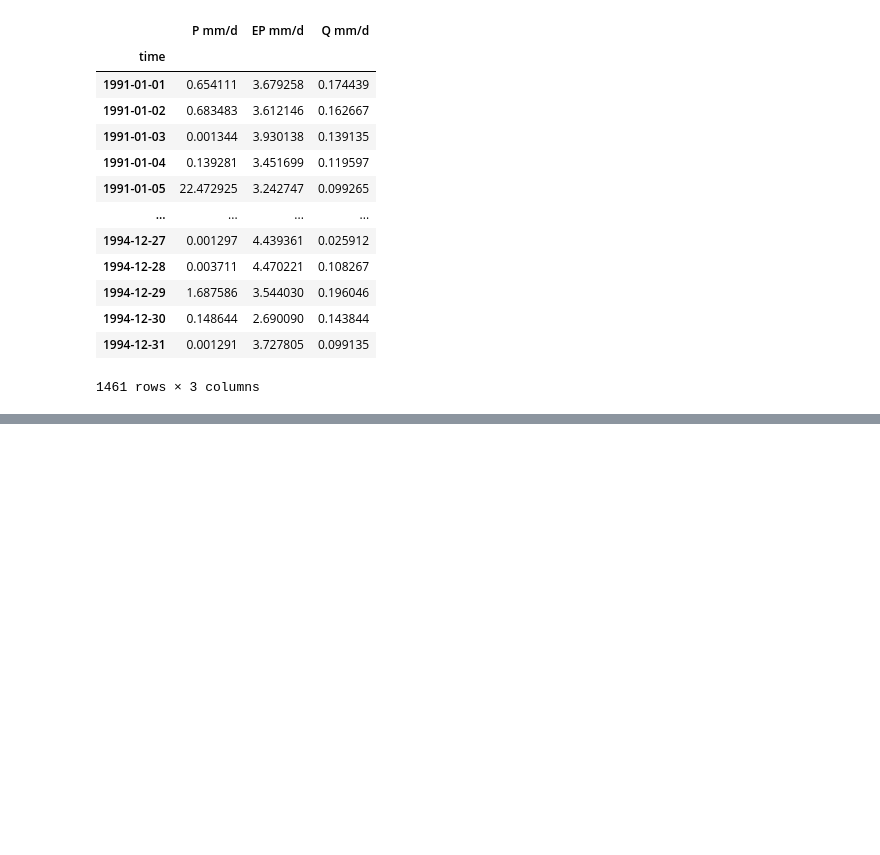
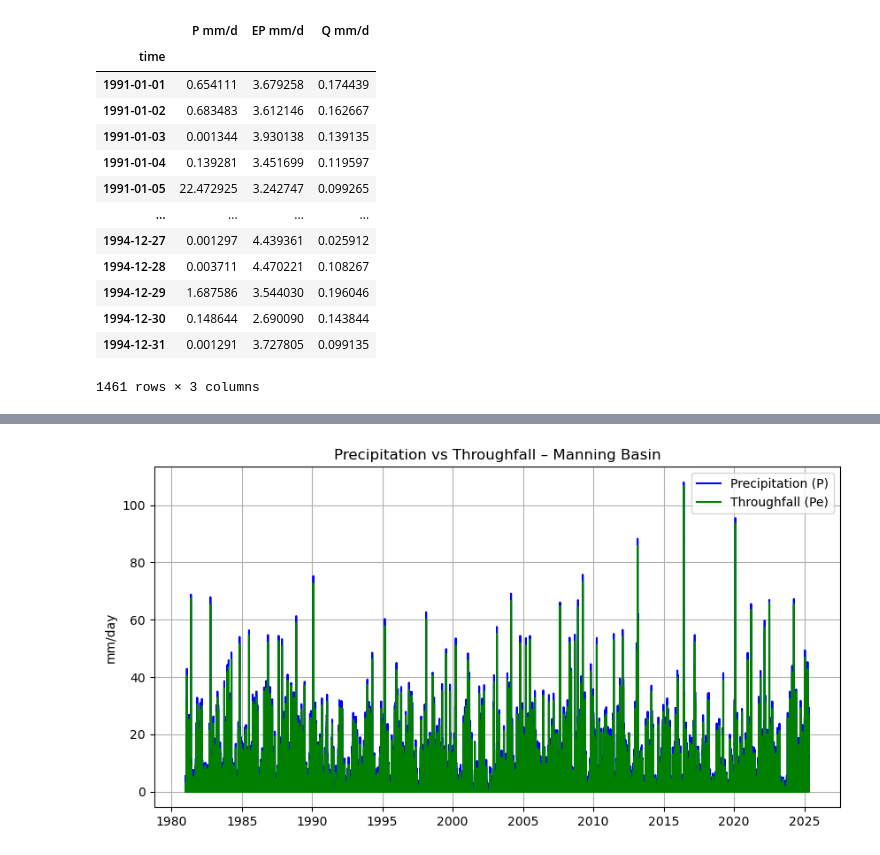
Before and after one commit to eWaterCycle/teaching-materials, a Jupyter notebook: book/exercise_journal_ann_laura/2_processes_vegetation.ipynb, the cells around one changed output, grey strips where cells are left out. Saved outputs shown, nothing was run; the diff lists cells and outputs as text; code cells hidden in the pictures; blank space fills up the shorter version.

```diff
--- a/book/exercise_journal_ann_laura/2_processes_vegetation.ipynb
+++ b/book/exercise_journal_ann_laura/2_processes_vegetation.ipynb
@@ -83,3 +83,31 @@ c_pre_deforestation
 | 1994-12-30 | 0.148644 | 2.690090 | 0.143844 |
 | 1994-12-31 | 0.001291 | 3.727805 | 0.099135 |
 1461 rows × 3 columns
+# %%
+#calculate et as p - q
+c_pre_deforestation["ET mm/d"] = (
+    c_pre_deforestation["P mm/d"] - c_pre_deforestation["Q mm/d"]
+)
+
+c_post_deforestation["ET mm/d"] = (
+    c_post_deforestation["P mm/d"] - c_post_deforestation["Q mm/d"]
+)
+
+# Also calculate for the full data
+data["ET mm/d"] = data["P mm/d"] - data["Q mm/d"]
+
+#did the budyko change?
+P_pre = c_pre_deforestation["P mm/d"].mean()
+EP_pre = c_pre_deforestation["EP mm/d"].mean()
+ET_pre = c_pre_deforestation["ET mm/d"].mean()
+
+P_post = c_post_deforestation["P mm/d"].mean()
+EP_post = c_post_deforestation["EP mm/d"].mean()
+ET_post = c_post_deforestation["ET mm/d"].mean()
+
+
+AI_pre = EP_pre / P_pre
+EI_pre = ET_pre / P_pre
+
+AI_post = EP_post / P_post
+EI_post = ET_post / P_post
@@ -85,0 +224,13 @@ c_pre_deforestation
+# %%
+plt.figure(figsize=(10,5))
+
+plt.plot(data.index, data["P mm/d"], label="Precipitation (P)", color="blue")
+plt.plot(data.index, data["Pe mm/d"], label="Throughfall (Pe)", color="green")
+
+plt.ylabel("mm/day")
+plt.title("Precipitation vs Throughfall – Manning Basin")
+plt.legend()
+plt.grid(True)
+plt.show()
+# %% [output]
+[figure, added]
```
Also changed, not shown: parts of 17 cells of this notebook.
